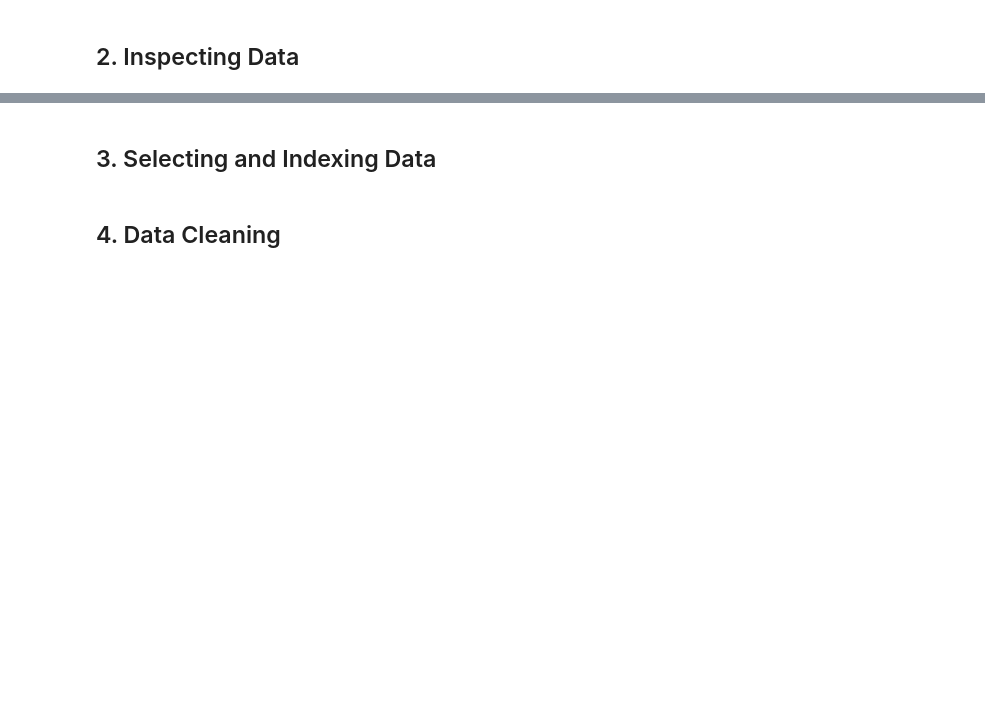
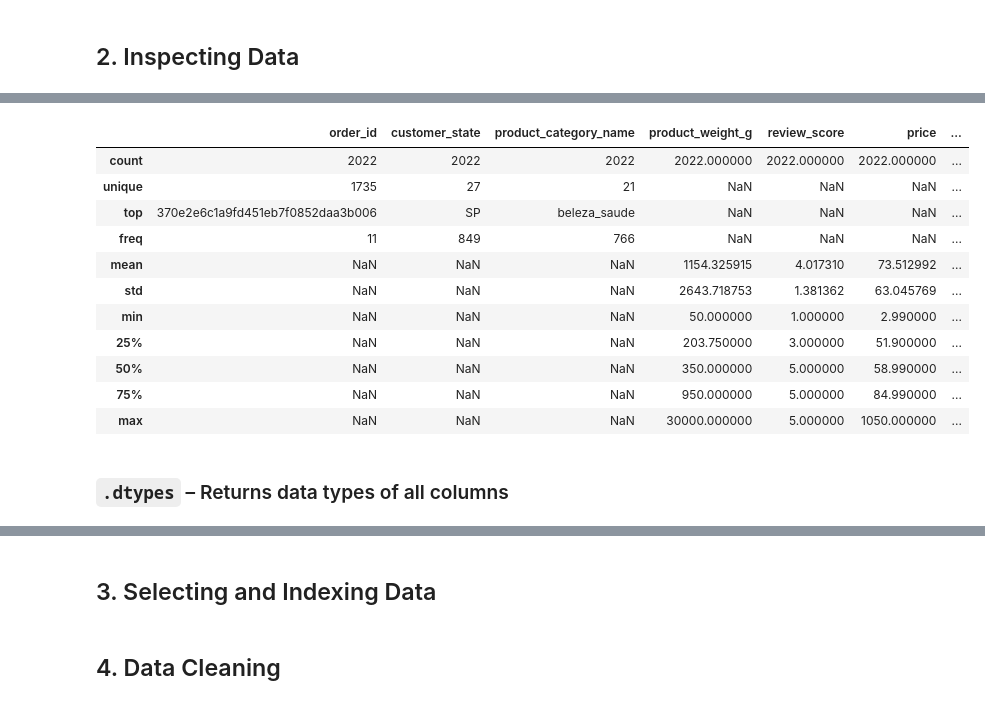
Before and after one commit to enzoschitini/Guide-to-Using-Pandas, a Jupyter notebook: Pandas Notebook Guide.ipynb, the cells around one changed output, grey strips where cells are left out. Saved outputs shown, nothing was run; the diff lists cells and outputs as text; code cells hidden in the pictures; blank space fills up the shorter version.

```diff
--- a/Pandas Notebook Guide.ipynb
+++ b/Pandas Notebook Guide.ipynb
@@ -318,0 +445,17 @@ y_train.head()
+# %%
+csv.describe(include='all')
+# %% [output]
+|  | order_id | customer_state | product_category_name | product_weight_g | review_score | price | ... |
+| count | 2022 | 2022 | 2022 | 2022.000000 | 2022.000000 | 2022.000000 | ... |
+| unique | 1735 | 27 | 21 | NaN | NaN | NaN | ... |
+| top | 370e2e6c1a9fd451eb7f0852daa3b006 | SP | beleza_saude | NaN | NaN | NaN | ... |
+| freq | 11 | 849 | 766 | NaN | NaN | NaN | ... |
+| mean | NaN | NaN | NaN | 1154.325915 | 4.017310 | 73.512992 | ... |
+| std | NaN | NaN | NaN | 2643.718753 | 1.381362 | 63.045769 | ... |
+| min | NaN | NaN | NaN | 50.000000 | 1.000000 | 2.990000 | ... |
+| 25% | NaN | NaN | NaN | 203.750000 | 3.000000 | 51.900000 | ... |
+| 50% | NaN | NaN | NaN | 350.000000 | 5.000000 | 58.990000 | ... |
+| 75% | NaN | NaN | NaN | 950.000000 | 5.000000 | 84.990000 | ... |
+| max | NaN | NaN | NaN | 30000.000000 | 5.000000 | 1050.000000 | ... |
+# %% [markdown]
+### ``.dtypes`` – Returns data types of all columns
```
Also changed, not shown: parts of 33 cells of this notebook.
